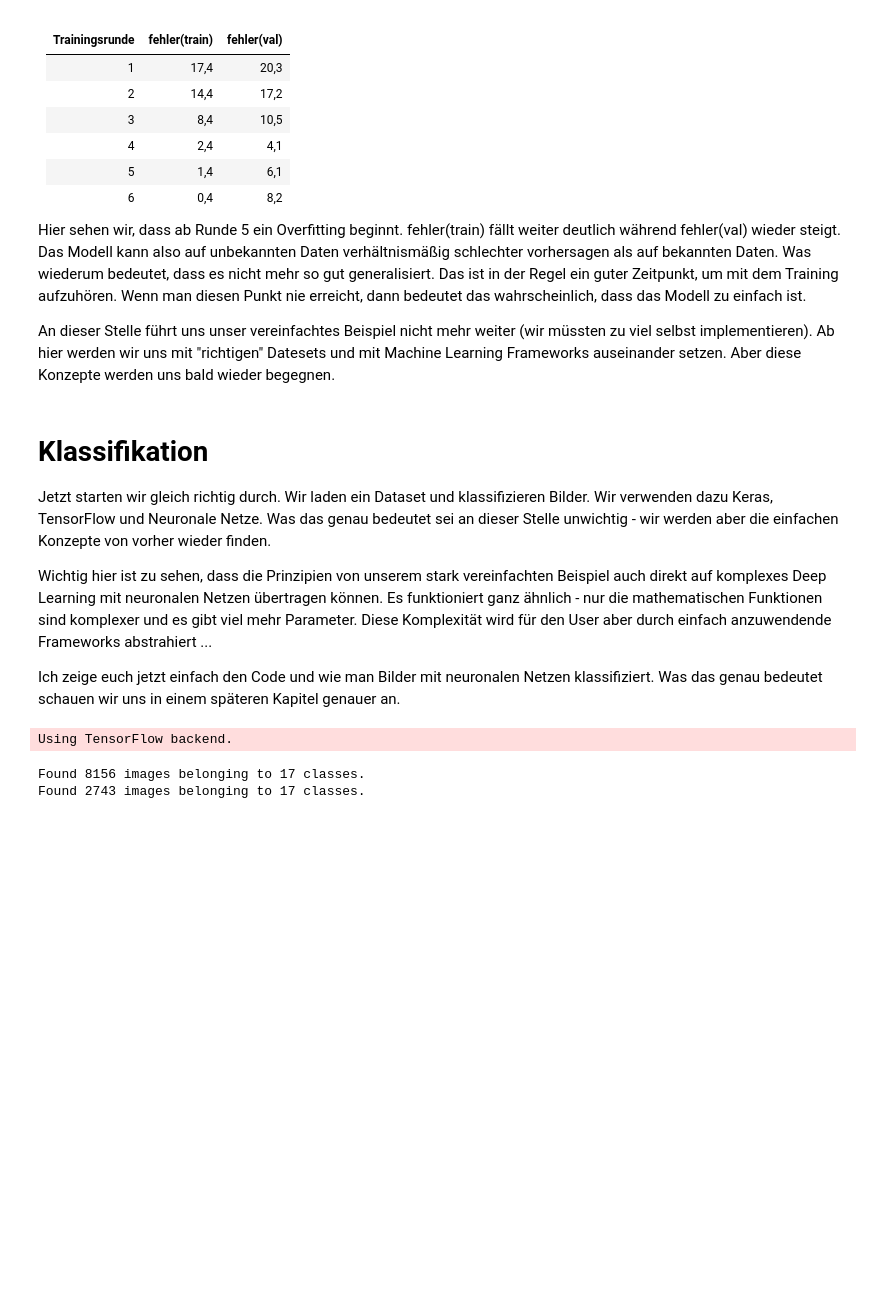
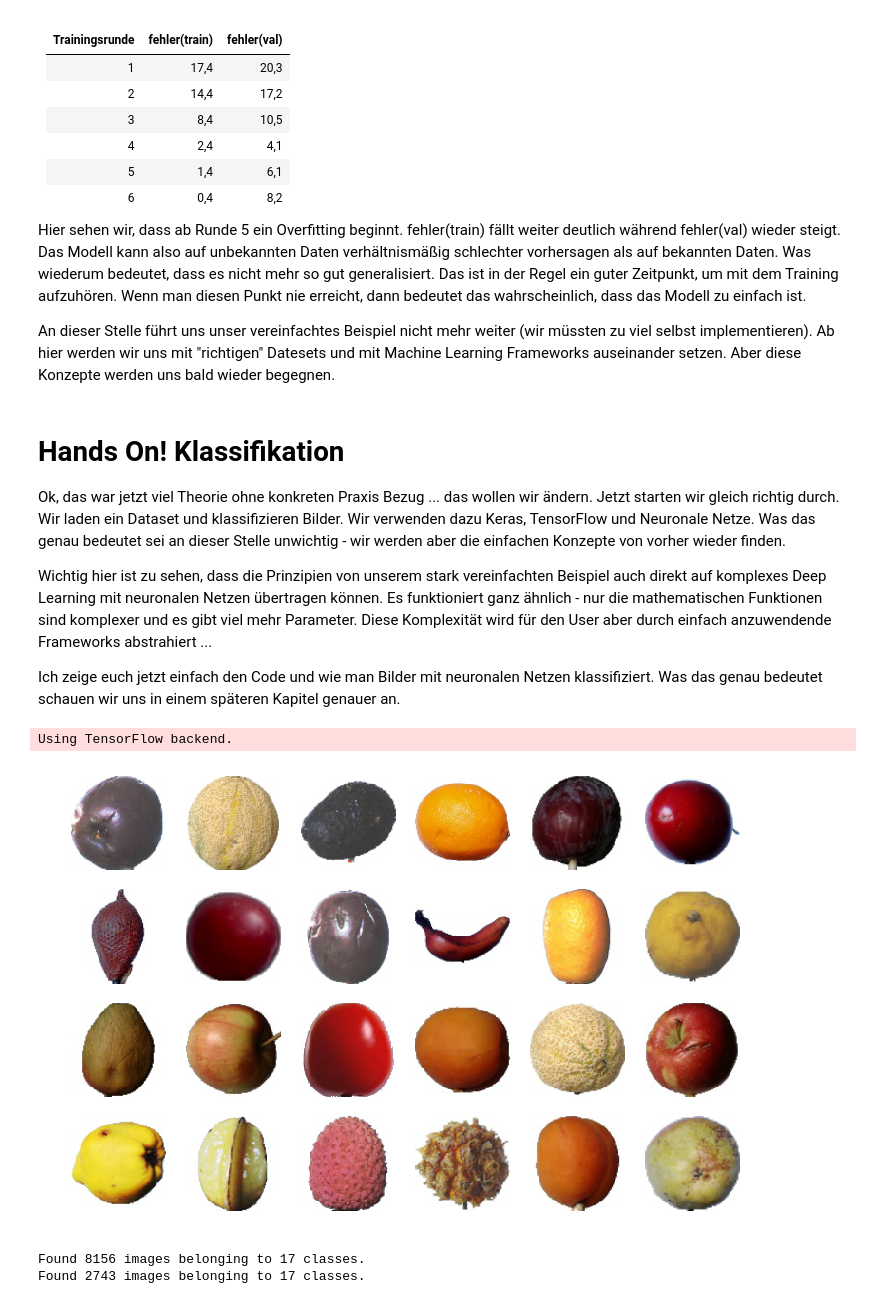
Before and after one commit to codecentric/codecentric.AI-bootcamp, a Jupyter notebook: notebooks/ml_basics/praxis_machine_learning_basics.ipynb, the cells around one changed output. Cells and saved outputs as stored; diff of their text form; code cells hidden in the pictures; blank space fills up the shorter version.

```diff
--- a/notebooks/ml_basics/praxis_machine_learning_basics.ipynb
+++ b/notebooks/ml_basics/praxis_machine_learning_basics.ipynb
@@ -358,9 +356,9 @@ Hier sehen wir, dass ab Runde 5 ein Overfitting beginnt. fehler(train) fällt we
 
 An dieser Stelle führt uns unser vereinfachtes Beispiel nicht mehr weiter (wir müssten zu viel selbst implementieren). Ab hier werden wir uns mit "richtigen" Datesets und mit Machine Learning Frameworks auseinander setzen. Aber diese Konzepte werden uns bald wieder begegnen.
 # %% [markdown]
-# Klassifikation
+# Hands On! Klassifikation
 
-Jetzt starten wir gleich richtig durch. Wir laden ein Dataset und klassifizieren Bilder. Wir verwenden dazu Keras, TensorFlow und Neuronale Netze. Was das genau bedeutet sei an dieser Stelle unwichtig - wir werden aber die einfachen Konzepte von vorher wieder finden.
+Ok, das war jetzt viel Theorie ohne konkreten Praxis Bezug ... das wollen wir ändern. Jetzt starten wir gleich richtig durch. Wir laden ein Dataset und klassifizieren Bilder. Wir verwenden dazu Keras, TensorFlow und Neuronale Netze. Was das genau bedeutet sei an dieser Stelle unwichtig - wir werden aber die einfachen Konzepte von vorher wieder finden.
 
 Wichtig hier ist zu sehen, dass die Prinzipien von unserem stark vereinfachten Beispiel auch direkt auf komplexes Deep Learning mit neuronalen Netzen übertragen können. Es funktioniert ganz ähnlich - nur die mathematischen Funktionen sind komplexer und es gibt viel mehr Parameter. Diese Komplexität wird für den User aber durch einfach anzuwendende Frameworks abstrahiert ...
 
@@ -385,6 +383,21 @@ img_height = 20
 channels = 3
 train_image_files_path = "/data/fruits-360/Training/"
 valid_image_files_path = "/data/fruits-360/Test/"
+# %%
+beispiel_bilder = !find $train_image_files_path -type f
+# %%
+num_beispiel_bilder = 24
+beispiel_bilder = random.sample(beispiel_bilder, num_beispiel_bilder)
+
+fig = plt.figure(figsize=(12,8))
+
+for i in range(num_beispiel_bilder):
+    fig.add_subplot(4, 6, i + 1)
+    plt.axis('off')
+    img = plt.imread(beispiel_bilder[i])
+    plt.imshow(img)
+# %% [output]
+[figure, added]
 # %%
 train_data_gen = ImageDataGenerator(
     rescale = 1 / 255 #,
```
Also changed, not shown: parts of 26 cells of this notebook.
